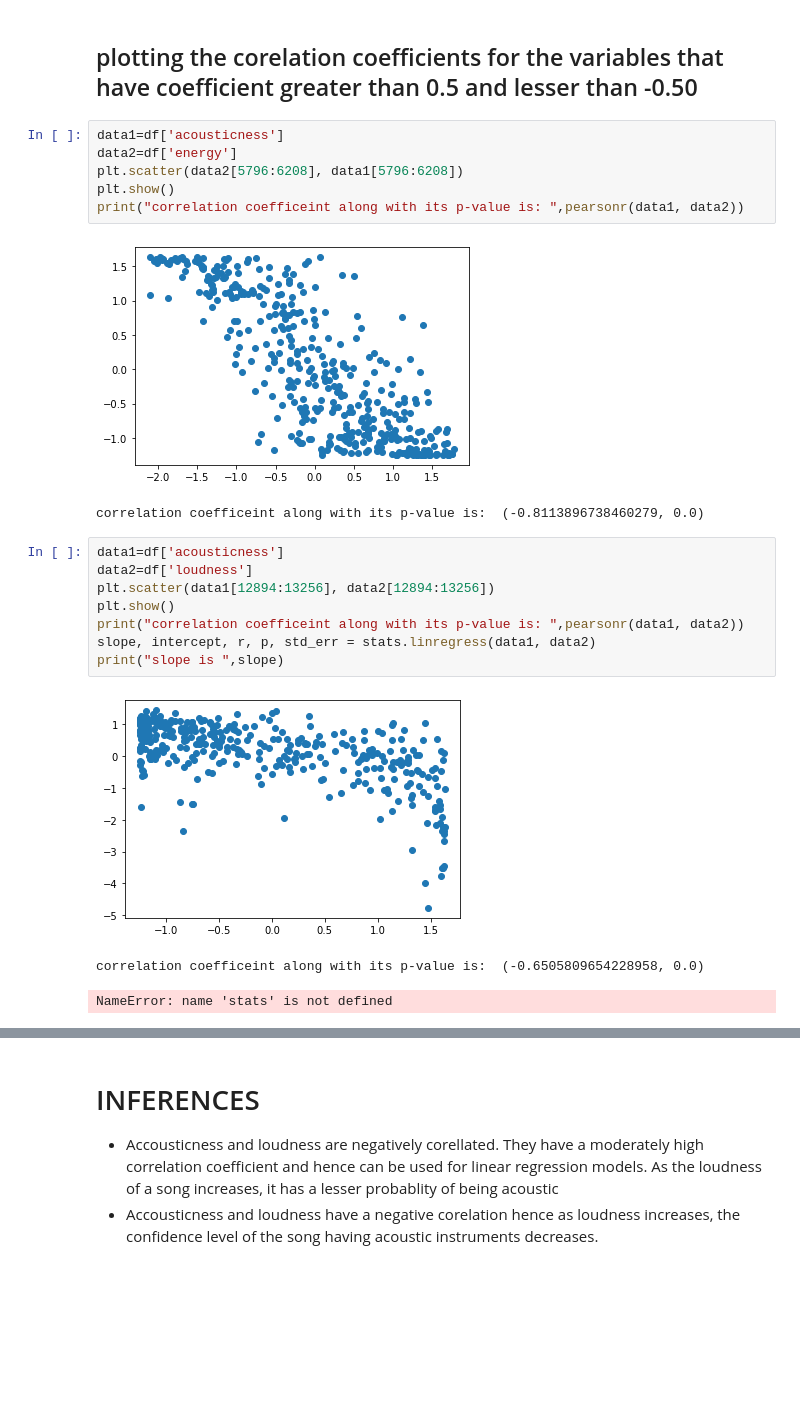
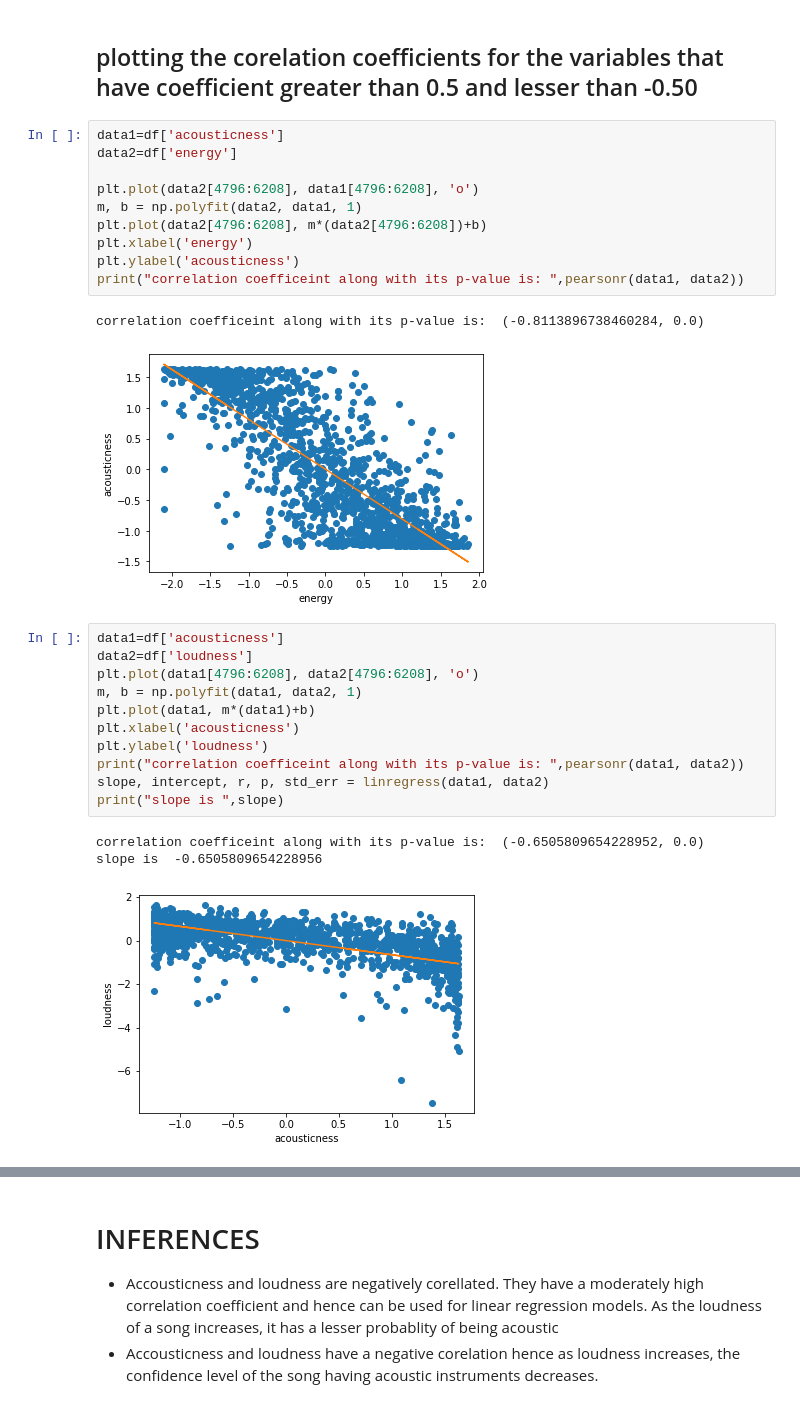
Before and after one commit to swarupa29/Data-science-project-Song-Genre, a Jupyter notebook: correlation.ipynb, the cells around one changed output, grey strips where cells are left out. Cells and saved outputs as stored; diff of their text form; blank space fills up the shorter version.

Commit message:
added slope of regression line

```diff
--- a/correlation.ipynb
+++ b/correlation.ipynb
@@ -57,24 +58,31 @@ df.corr()
 # %%
 data1=df['acousticness']
 data2=df['energy']
-plt.scatter(data2[5796:6208], data1[5796:6208])
-plt.show()
+
+plt.plot(data2[4796:6208], data1[4796:6208], 'o')
+m, b = np.polyfit(data2, data1, 1)
+plt.plot(data2[4796:6208], m*(data2[4796:6208])+b)
+plt.xlabel('energy')
+plt.ylabel('acousticness')
 print("correlation coefficeint along with its p-value is: ",pearsonr(data1, data2))
 # %% [output]
+correlation coefficeint along with its p-value is:  (-0.8113896738460284, 0.0)
-[figure, old version]
+[figure, new version]
-correlation coefficeint along with its p-value is:  (-0.8113896738460279, 0.0)
 # %%
 data1=df['acousticness']
 data2=df['loudness']
-plt.scatter(data1[12894:13256], data2[12894:13256])
-plt.show()
+plt.plot(data1[4796:6208], data2[4796:6208], 'o')
+m, b = np.polyfit(data1, data2, 1)
+plt.plot(data1, m*(data1)+b)
+plt.xlabel('acousticness')
+plt.ylabel('loudness')
 print("correlation coefficeint along with its p-value is: ",pearsonr(data1, data2))
-slope, intercept, r, p, std_err = stats.linregress(data1, data2)
+slope, intercept, r, p, std_err = linregress(data1, data2)
 print("slope is ",slope)
 # %% [output]
+correlation coefficeint along with its p-value is:  (-0.6505809654228952, 0.0)
+slope is  -0.6505809654228956
-[figure, old version]
+[figure, new version]
-correlation coefficeint along with its p-value is:  (-0.6505809654228958, 0.0)
-NameError: name 'stats' is not defined
 # %%
 data1=df['danceability']
 data2=df['valence']
```
Also changed, not shown: parts of 3 cells of this notebook.
